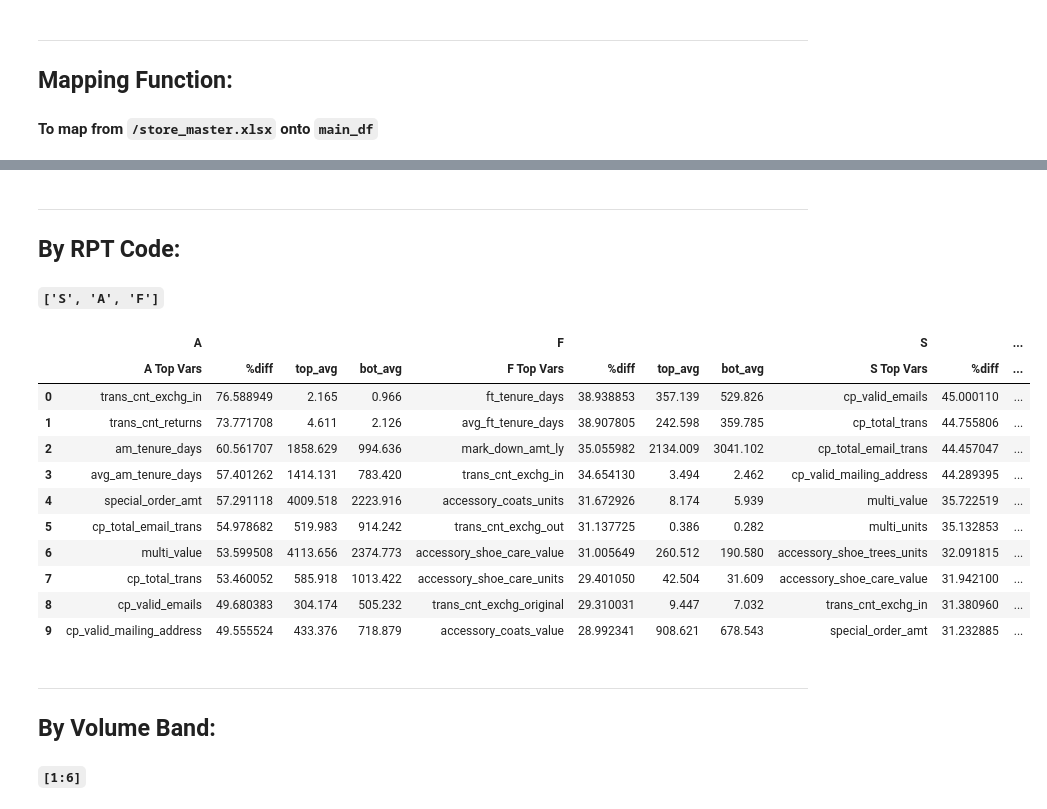
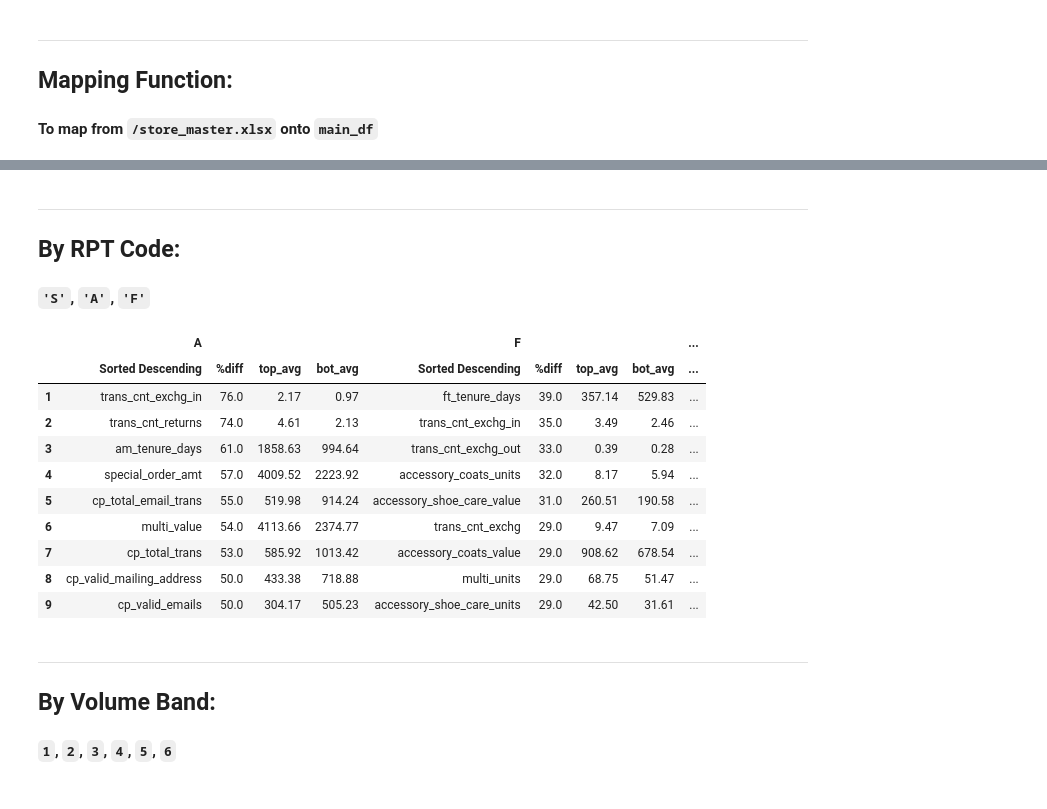
Before and after one commit to RakshandaKaukab05/Percent-comp-increase-sandals, a Jupyter notebook: serge_3_refactor_and_percentDifference_function.ipynb, the cells around one changed output, grey strips where cells are left out. Drawn from its saved outputs; the diff is of its cells as text; code cells hidden in the pictures.

Commit message:
REMOVED redundant and uneeded columns containing 'avg_' or 'ly_'. CHANGES IN RESULTS. DESIGNING an excel writing function for updated results

```diff
--- a/serge_3_refactor_and_percentDifference_function.ipynb
+++ b/serge_3_refactor_and_percentDifference_function.ipynb
@@ -2,6 +2,7 @@
 import pandas as pd
 import matplotlib.pyplot as plt
 import numpy as np
+from collections import Counter, OrderedDict
 import IPython
 from IPython.display import display, HTML
 from IPython.core.interactiveshell import InteractiveShell
@@ -14,6 +15,8 @@ InteractiveShell.ast_node_interactivity = "all"
 # """
 # HTML('<style>{}</style>'.format(CSS))
 # pd.set_option('display.max_columns', None)
+
+pd.set_option('display.max_columns', 50)
 # %%
 main_df = pd.read_csv('./data/0826export.csv')
 main_df.columns = main_df.columns.str.lower()
@@ -42,9 +45,11 @@ def map_my_dataframe(main_df, store_master_df, a_list, map_on='store') -> 'panda
     main_df.drop(main_df.comp_pct.values.argmax(), inplace=True) # Large outlier, drop fiscal_week with comp_pct > 200.
     main_df.drop(main_df.comp_pct.values.argmax(), inplace=True) # Large outlierr, drop fiscal_week with comp_pct > 20
     main_df.drop('store_zip', axis=1, inplace=True)
-#     main_df.iloc[:, -4:] = main_df.iloc[:, -4:].astype('category') # convert last 4 tidy columns to dtype('category')
+    main_df.iloc[:, -1] = main_df.iloc[:, -1].astype('category') # convert last 4 tidy columns to dtype('category')
 
     return main_df
 
 df = map_my_dataframe(main_df, store_master_df, store_master_df.columns[2:], map_on='store')
-df.head()
+cols = [i for i in df.columns if 'ly' in i or 'avg' in i] # dropping all last year
+df = df.drop(cols, axis=1)
+# df.to_pickle('./data/0826export_mapped.pkl')
@@ -74,24 +91,20 @@ def top_bot_var_compare(df, category, rows) -> "DataFrame[['diff%', 'top', 'bot'
     dict_df = {}
 
     for cat in cat_list:
-
-        cat_df = df.loc[[cat]].iloc[:, 2:].droplevel(levels_list[1:])
-#         cat_df.drop(['fiscal_year_ly','fiscal_year_ty', 'fiscal_month', 'fiscal_week'], axis=1)
-
+        cat_df = df.loc[[cat]].iloc[:, 2:].droplevel(levels_list[1:]).drop('strak_comp_traffic_delta', axis=1)
         sample_percent = int(.15 * len(cat_df))
 
-        top_df = round(cat_df.nlargest(sample_percent, 'comp_pct').mean(), 3).rename('top_avg')
-        bot_df = round(cat_df.nsmallest(sample_percent, 'comp_pct').mean(), 3).rename('bot_avg')
-        diff_df = abs(abs(top_df - bot_df) / ((top_df + bot_df) * 0.5) * 100).rename('%diff')
+        top_df = round(cat_df.nlargest(sample_percent, 'comp_pct').mean(), 2).rename('top_avg')
+        bot_df = round(cat_df.nsmallest(sample_percent, 'comp_pct').mean(), 2).rename('bot_avg')
+        diff_df = round(abs(abs(top_df - bot_df) / ((top_df + bot_df) * 0.5) * 100)).rename('%diff')
 
 
         together = pd.concat([diff_df, top_df, bot_df], axis=1)
-#         together = diff_df.sort_values()
+        together = together.sort_values('%diff', ascending=False)
+        together.index.names = [""]
+        together = together.iloc[:, :].reset_index()
 
-        together = together.sort_values('%diff', ascending=False)
-        together.index.names = [f"Vars"]
-        together = together.iloc[2:, :].reset_index()
-        dict_df[cat] = together.iloc[:rows, :]
+        dict_df[cat] = together.iloc[1:rows+1, :]
 
 
     return pd.concat(dict_df.values(), axis=1, keys=dict_df.keys())
@@ -121,27 +133,26 @@ compare_class
 ---
 
 ## By RPT Code:
-#### `['S', 'A', 'F']`
+#### `'S'`, `'A'`, `'F'`
 # %%
 compare_rptcode = top_bot_var_compare(df, 'rptcode', rows=10)
-compare_rptcode
+compare_rptcode.iloc[1:, :]
 # %% [output]
-|  | A |  |  |  | F |  |  |  | S |  | ... |
-|  | A Top Vars | %diff | top_avg | bot_avg | F Top Vars | %diff | top_avg | bot_avg | S Top Vars | %diff | ... |
-| 0 | trans_cnt_exchg_in | 76.588949 | 2.165 | 0.966 | ft_tenure_days | 38.938853 | 357.139 | 529.826 | cp_valid_emails | 45.000110 | ... |
-| 1 | trans_cnt_returns | 73.771708 | 4.611 | 2.126 | avg_ft_tenure_days | 38.907805 | 242.598 | 359.785 | cp_total_trans | 44.755806 | ... |
-| 2 | am_tenure_days | 60.561707 | 1858.629 | 994.636 | mark_down_amt_ly | 35.055982 | 2134.009 | 3041.102 | cp_total_email_trans | 44.457047 | ... |
-| 3 | avg_am_tenure_days | 57.401262 | 1414.131 | 783.420 | trans_cnt_exchg_in | 34.654130 | 3.494 | 2.462 | cp_valid_mailing_address | 44.289395 | ... |
-| 4 | special_order_amt | 57.291118 | 4009.518 | 2223.916 | accessory_coats_units | 31.672926 | 8.174 | 5.939 | multi_value | 35.722519 | ... |
-| 5 | cp_total_email_trans | 54.978682 | 519.983 | 914.242 | trans_cnt_exchg_out | 31.137725 | 0.386 | 0.282 | multi_units | 35.132853 | ... |
-| 6 | multi_value | 53.599508 | 4113.656 | 2374.773 | accessory_shoe_care_value | 31.005649 | 260.512 | 190.580 | accessory_shoe_trees_units | 32.091815 | ... |
-| 7 | cp_total_trans | 53.460052 | 585.918 | 1013.422 | accessory_shoe_care_units | 29.401050 | 42.504 | 31.609 | accessory_shoe_care_value | 31.942100 | ... |
-| 8 | cp_valid_emails | 49.680383 | 304.174 | 505.232 | trans_cnt_exchg_original | 29.310031 | 9.447 | 7.032 | trans_cnt_exchg_in | 31.380960 | ... |
-| 9 | cp_valid_mailing_address | 49.555524 | 433.376 | 718.879 | accessory_coats_value | 28.992341 | 908.621 | 678.543 | special_order_amt | 31.232885 | ... |
+|  | A |  |  |  | F |  |  |  | ... |
+|  | Sorted Descending | %diff | top_avg | bot_avg | Sorted Descending | %diff | top_avg | bot_avg | ... |
+| 1 | trans_cnt_exchg_in | 76.0 | 2.17 | 0.97 | ft_tenure_days | 39.0 | 357.14 | 529.83 | ... |
+| 2 | trans_cnt_returns | 74.0 | 4.61 | 2.13 | trans_cnt_exchg_in | 35.0 | 3.49 | 2.46 | ... |
+| 3 | am_tenure_days | 61.0 | 1858.63 | 994.64 | trans_cnt_exchg_out | 33.0 | 0.39 | 0.28 | ... |
+| 4 | special_order_amt | 57.0 | 4009.52 | 2223.92 | accessory_coats_units | 32.0 | 8.17 | 5.94 | ... |
+| 5 | cp_total_email_trans | 55.0 | 519.98 | 914.24 | accessory_shoe_care_value | 31.0 | 260.51 | 190.58 | ... |
+| 6 | multi_value | 54.0 | 4113.66 | 2374.77 | trans_cnt_exchg | 29.0 | 9.47 | 7.09 | ... |
+| 7 | cp_total_trans | 53.0 | 585.92 | 1013.42 | accessory_coats_value | 29.0 | 908.62 | 678.54 | ... |
+| 8 | cp_valid_mailing_address | 50.0 | 433.38 | 718.88 | multi_units | 29.0 | 68.75 | 51.47 | ... |
+| 9 | cp_valid_emails | 50.0 | 304.17 | 505.23 | accessory_shoe_care_units | 29.0 | 42.50 | 31.61 | ... |
 # %% [markdown]
 ---
 
 ## By Volume Band:
-#### `[1:6]`
+#### `1`, `2`, `3`, `4`, `5`, `6`
 # %%
 compare_vband = top_bot_var_compare(df, 'volume_band', rows=10)
```
Also changed, not shown: parts of 16 cells of this notebook, 1 other file.
